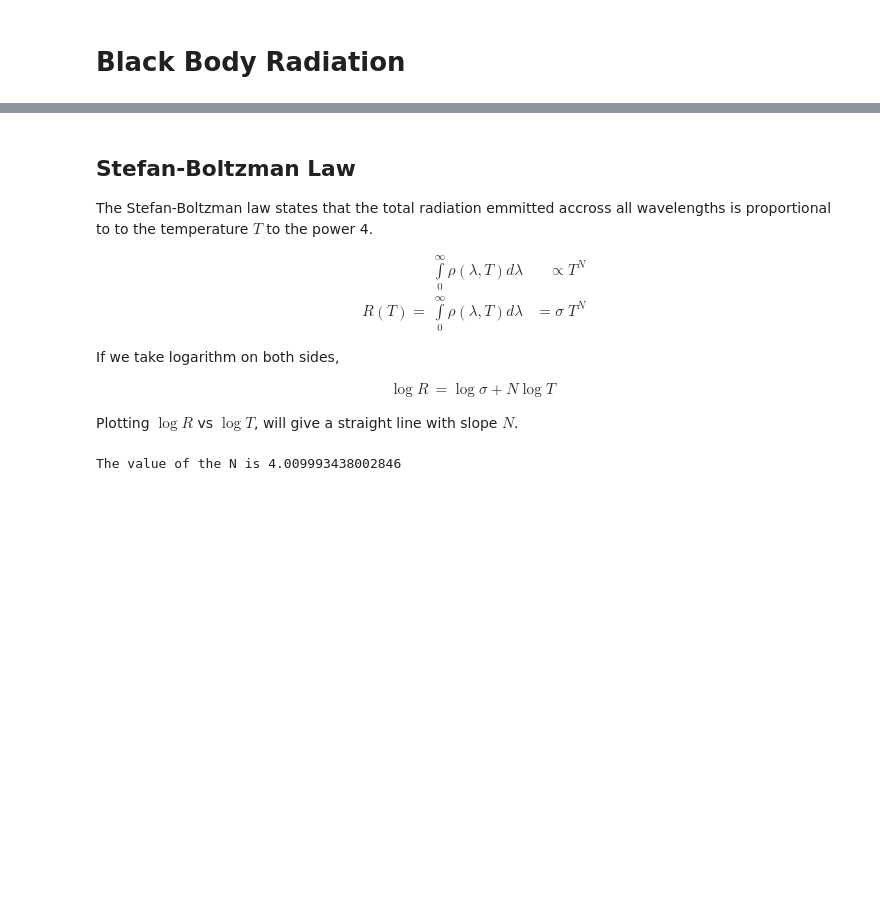
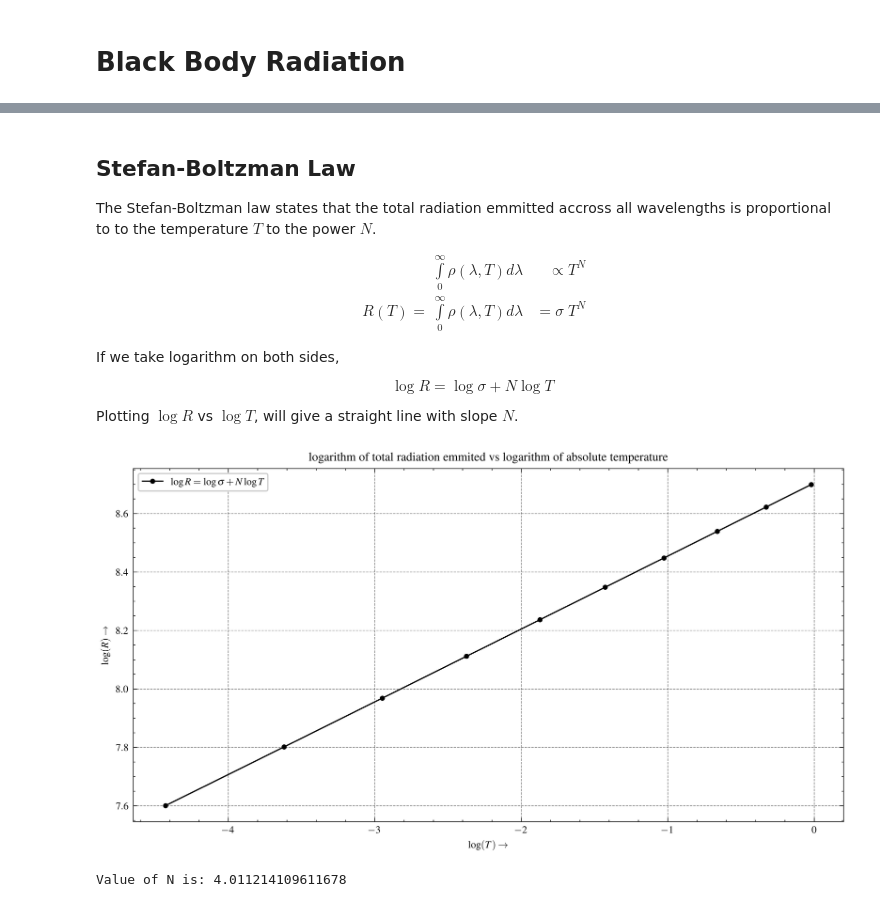
Before and after one commit to rohandebsarkar/NumericalMethodsForComputationalPhysics, a Jupyter notebook: projects/undergraduate/Statistical_Mechanics/JupyterNotebook/Black_Body_Radiation.ipynb, the cells around one changed output, grey strips where cells are left out. Saved outputs shown, nothing was run; the diff lists cells and outputs as text; code cells hidden in the pictures; blank space fills up the shorter version.

```diff
--- a/projects/undergraduate/Statistical_Mechanics/JupyterNotebook/Black_Body_Radiation.ipynb
+++ b/projects/undergraduate/Statistical_Mechanics/JupyterNotebook/Black_Body_Radiation.ipynb
@@ -42,6 +53,6 @@ plt.show()
 # %% [markdown]
 ## Stefan-Boltzman Law
-The Stefan-Boltzman law states that the total radiation emmitted accross all wavelengths is proportional to to the temperature $T$ to the power 4.
+The Stefan-Boltzman law states that the total radiation emmitted accross all wavelengths is proportional to to the temperature $T$ to the power $N$.
 
 \begin{align*}
 &\int\limits_0^\infty \rho(\lambda, T) d\lambda &\propto T^N \\
@@ -51,19 +62,17 @@ R(T)=&\int\limits_0^\infty \rho(\lambda, T) d\lambda &= \sigma \; T^N
 
 If we take logarithm on both sides,
 
-\begin{align*}
-\log R &= \log \sigma + N \log T
-\end{align*}
+
+$$\log R = \log \sigma + N \log T$$
 
 Plotting $\log R$ vs $\log T$, will give a straight line with slope $N$.
 # %%
-def integrate_planck_distribution(T_i, T_f, wavelength_i, wavelength_f, n=1000):
+def integrate_planck_distribution(T_i, T_f, wavelength_i, wavelength_f, n=10):
     T = linspace(T_i, T_f, n)
     R = empty(len(T))
 
     for i in range(len(T)):
-        wavelength, distribution = planck_distribution(
-            T[i], wavelength_i, wavelength_f)
+        wavelength, distribution = planck_distribution(T[i], wavelength_i, wavelength_f)
 
         R[i] = simpson(distribution, x=wavelength)
 
@@ -79,14 +88,25 @@ def least_square_fit(y, x):
 # %%
 T_i = 2000
 T_f = 6000
 
 wavelength_i = 0.1e-6
 wavelength_f = 10e-6
 
 T, R = integrate_planck_distribution(T_i, T_f, wavelength_i, wavelength_f)
 
-m, c = least_square_fit(log(R), log(T))
+x, y = log(R), log(T)
 
-print(f"The value of the N is {m}")
+N, lnS = least_square_fit(x, y)
+
+plt.plot(x, y, ".-", label=f"$\\log R = \\log \\sigma + N \\log T$")
+plt.title("logarithm of total radiation emmited vs  logarithm of absolute temperature")
+plt.xlabel("$\\log(T) \\rightarrow$")
+plt.ylabel("$\\log(R) \\rightarrow$")
+plt.legend()
+plt.show()
 # %% [output]
-The value of the N is 4.009993438002846
+[figure, added]
+# %%
+print("Value of N is:", N)
+# %% [output]
+Value of N is: 4.011214109611678
```
Also changed, not shown: parts of 5 cells of this notebook.
